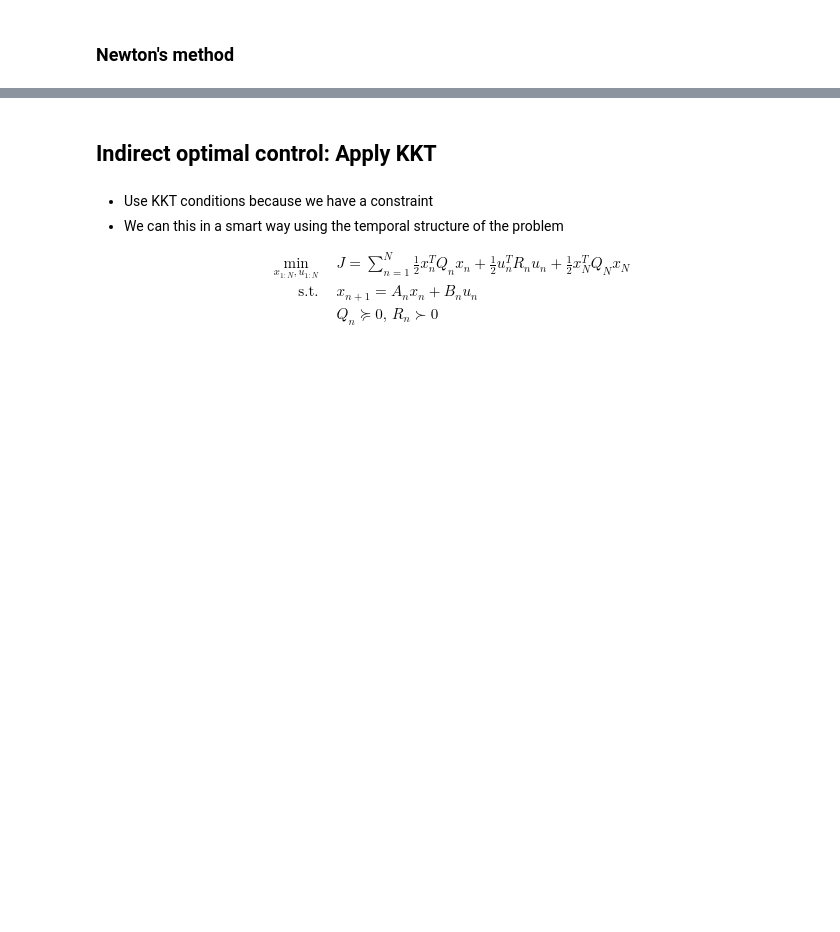
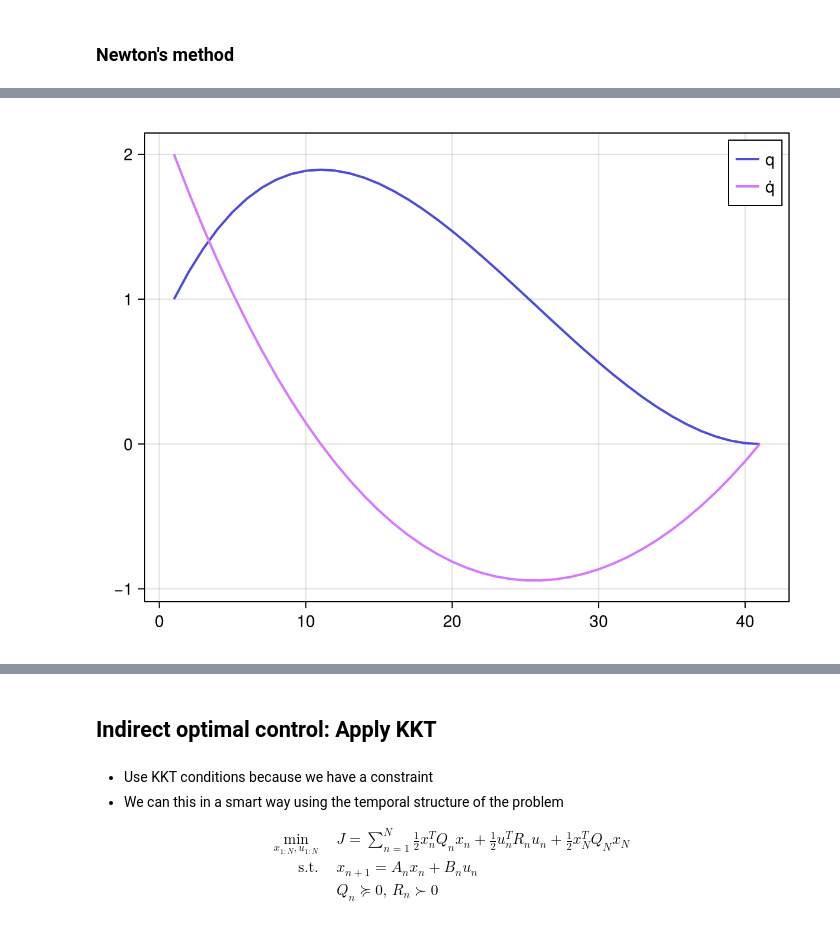
Before and after one commit to xoth42/QNumerics2025_Control, a Jupyter notebook: lecture-2/traj-opt.ipynb, the cells around one changed output, grey strips where cells are left out. Saved outputs shown, nothing was run; the diff lists cells and outputs as text; code cells hidden in the pictures; blank space fills up the shorter version.

```diff
--- a/lecture-2/traj-opt.ipynb
+++ b/lecture-2/traj-opt.ipynb
@@ -171,2 +254,4 @@ end
 # %% [markdown]
 ### Newton's method
+# %%
+res_newton = optimize(u -> J(u; x1=x1, Q=Q, R=R, QN=QN), u0, Newton())
@@ -172,0 +276,6 @@ end
+# %%
+fig, ax = series(simulate_dlti(res_newton.minimizer, A, B, x1, h), labels=["q", "q̇"])
+axislegend(ax)
+fig
+# %% [output]
+[figure, added]
```
Also changed, not shown: parts of 41 cells of this notebook, 5 other files.
